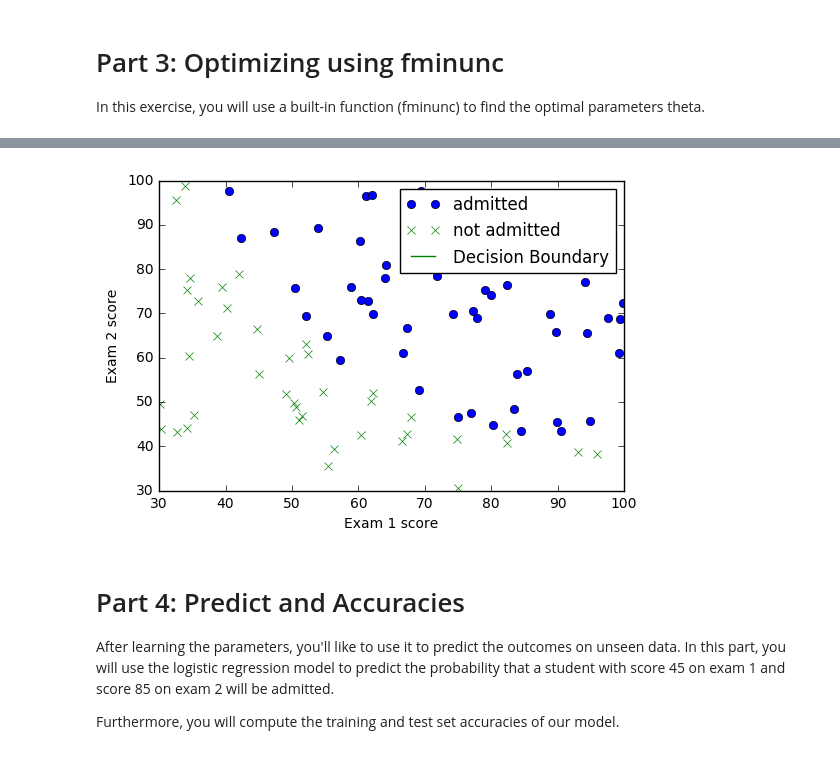
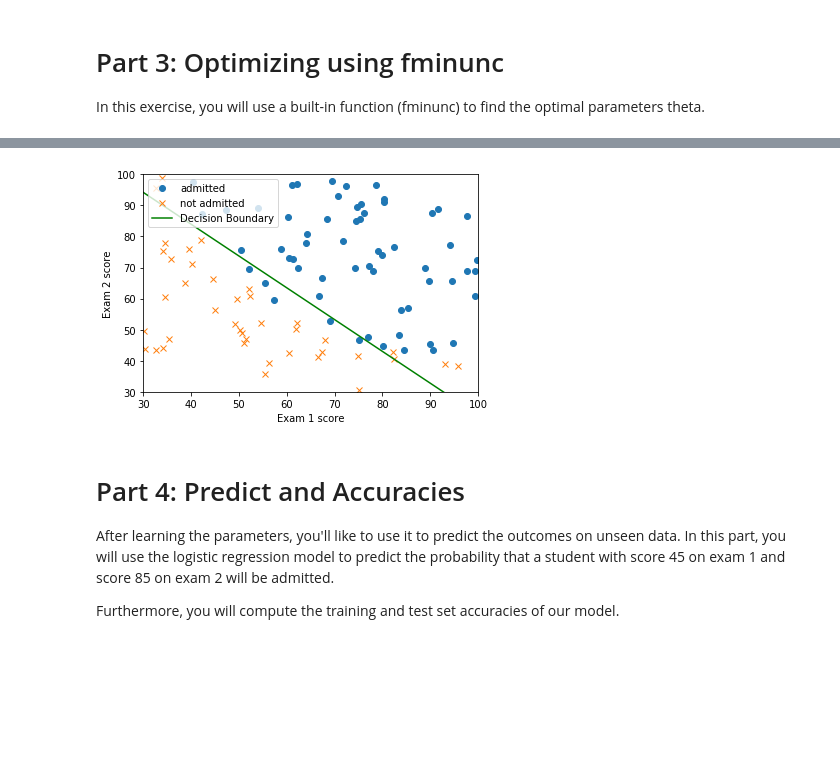
Before and after one commit to oqrusk/coursera_machine_learning, a Jupyter notebook: jupyter/ex2/logistic_regression.ipynb, the cells around one changed output, grey strips where cells are left out. Saved outputs shown, nothing was run; the diff lists cells and outputs as text; code cells hidden in the pictures; blank space fills up the shorter version.

```diff
--- a/jupyter/ex2/logistic_regression.ipynb
+++ b/jupyter/ex2/logistic_regression.ipynb
@@ -147,11 +142,12 @@ def cost_function(theta, X, y):
     J = COSTFUNCTION(theta, X, y) computes the cost of using theta as the parameter for logistic regression
     and the gradient of the cost w.r.t. to the parameters.
     """
-    m = y.shape[0] # number of training examples
-    if len(theta.shape) == 1:
+    (m, n) = y.shape # number of training examples
+
+    if len(theta.shape) < 2:
         theta = theta[:, np.newaxis]
-    hx = sigmoid(X.dot(theta))
 
+    h = sigmoid(X.dot(theta))
 
     '''
     print('init_theta: ', theta.shape)
@@ -160,11 +156,13 @@ def cost_function(theta, X, y):
     print("y shape", y.shape)
     print("theta shape", theta.shape)
     '''
-    J = (1/m) * ( - np.dot(y.T, np.log(hx)) - np.dot((1 - y).T, np.log(1 - hx)))
+    J = (1/m) * ( - np.dot(y.T, np.log(h)) - np.dot((1 - y).T, np.log(1 - h)))
     return J.flatten()
 
 def gradient_descent(theta, X, y):
-    m = y.shape[0] # number of training examples
+    (m, n) = y.shape # number of training examples
+    if len(theta.shape) < 2:
+        theta = theta[:, np.newaxis]
     hx = sigmoid(X.dot(theta))
     grad = (1/m) * X.T.dot((hx -  y))
     return grad.flatten() # return must be a vector , admitting to bfgc
@@ -178,7 +176,6 @@ ones = np.ones(shape=(m, 1))
 X_i = np.concatenate((ones,  X), axis=1)
 print("X_i: " ,X_i.shape)
 
-
 initial_theta = np.zeros(shape=(n + 1, 1))
 
 # Compute and display initial cost and gradient
@@ -241,51 +216,37 @@ def plot_decision_boundary(theta, X, y):
     '''
 
     plot_data(X[:,(1,2)], y)
+    # Only need 2 points to define a line, so choose two endpoints
+    plot_x = np.array([np.min(X[:,1])-2,  np.max(X[:,1])+2])
 
-    if (X.shape[1] <= 3):
-        # Only need 2 points to define a line, so choose two endpoints
-        plot_x = np.array([np.min(X[:,1])-2,  np.max(X[:,1])+2])
+    # Calculate the decision boundary line
+    plot_y = (-1 / theta[2]) * (theta[1] * plot_x + theta[0])
 
-        # Calculate the decision boundary line
-        plot_y = (-1 / theta[2]) * (theta[1] * plot_x + theta[0])
+    # Plot, and adjust axes for better viewing
+    plt.plot(plot_x, plot_y, '-g', label='Decision Boundary')
+    plt.legend()
+    plt.axis([30, 100, 30, 100])
 
-        # Plot, and adjust axes for better viewing
-        plt.plot(plot_x, plot_y, '-g', label='Decision Boundary')
-        plt.legend()
-        plt.axis([30, 100, 30, 100])
-
-    else:
-        # Here is the grid range
-        u = np.linspace(-1, 1.5, num=50)
-        v = np.linspace(-1, 1.5, num=50)
-
-        z = np.zeros((u.size, v.size))
-
-        # Evaluate z = theta*x over the grid
-        for i in range(1, u.size):
-            for j in range(1, v.size):
-                z[i, j] = map_feature(u[i], v[j]) * theta
-
-        z = z.T #important to transpose z before calling contour
-
-        # contour(u, v, z, [0, 0], 'LineWidth', 2)
-        plt.contour(u, v, z)        #  http://ailaby.com/contour/
-        plt.show()
+    '''
+    print('theta', theta)
+    print('plot_x', plot_x)
+    print("plot_y", plot_y)
+    '''
 
 
 # Run fminunc to obtain the optimal theta
 cf = lambda t: cost_function(t, X_i, y)
 grad = lambda t: gradient_descent(t, X_i, y)
 
-# res = optimize.minimize(cf, initial_theta, method='BFGS', jac=grad, options={'maxiter': 400})
-res = optimize.minimize(cf, initial_theta,  options={'maxiter': 400})
+# res = optimize.minimize(cf, initial_theta, method='TNC', jac=grad, options={'maxiter': 400})
+# res = optimize.fmin_bfgs(cf, initial_theta, maxiter=400)
+# res = optimize.minimize(cf, initial_theta,  options={'maxiter': 400})
+res = optimize.minimize(cf, initial_theta,  method='BFGS', jac=grad, options={'maxiter': 400}) #, 'gtol': 1e-6, 'disp': True})
 
-print(res)
 # Print theta to screen
 print('Cost at theta found by fminunc: {0}'.format(res.fun))
-print('theta:', res.x)
-theta = res.x
+theta_m = res. x
 
 # Plot Boundary
-plot_decision_boundary(theta, X_i, y)
+plot_decision_boundary(theta_m[:, np.newaxis], X_i, y)
 # %% [output]
@@ -309,4 +254,4 @@ theta: [   6.28160472  754.37095671  707.48666327]
-[figure, old version]
+[figure, new version]
 # %% [markdown]
 # Part 4: Predict and Accuracies
 After learning the parameters, you'll like to use it to predict the outcomes on unseen data.
```
Also changed, not shown: parts of 5 cells of this notebook, 3 other files.
